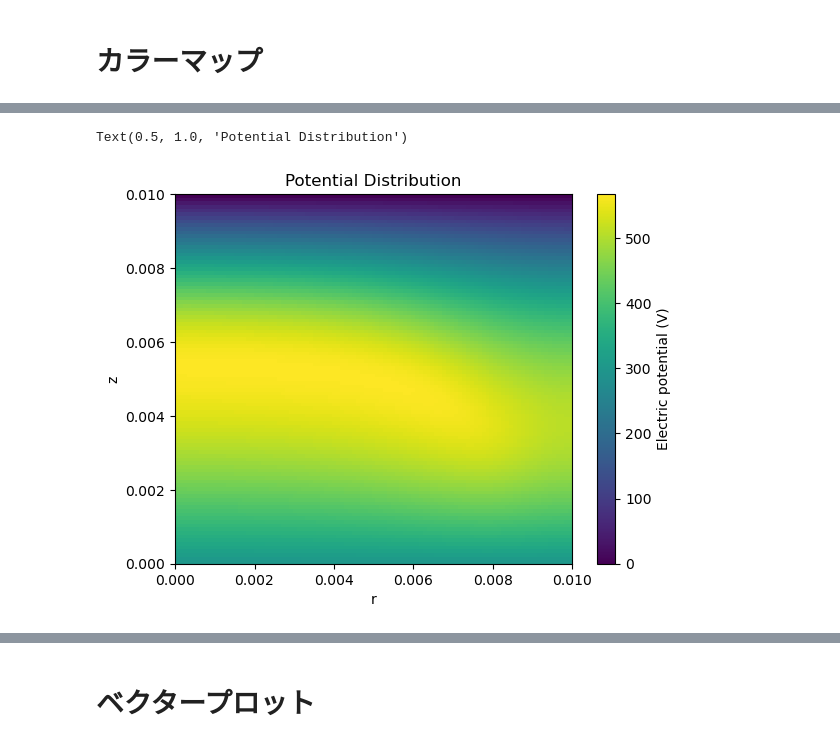
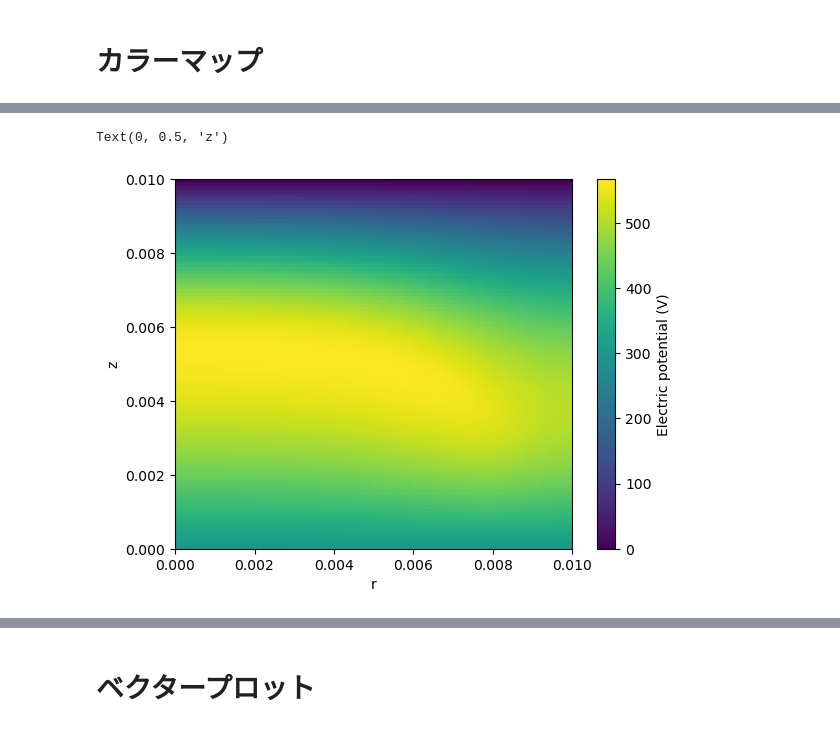
Before and after one commit to syoukera/F90_IonizedLayerModel, a Jupyter notebook: ipynb/20241213_plot_vector_data_2d.ipynb, the cells around one changed output, grey strips where cells are left out. Drawn from its saved outputs; the diff is of its cells as text; code cells hidden in the pictures.

```diff
--- a/ipynb/20241213_plot_vector_data_2d.ipynb
+++ b/ipynb/20241213_plot_vector_data_2d.ipynb
@@ -26,13 +68,13 @@ F_z = pd.read_csv('../output/electric_body_force_z.dat', sep='\s+', header=None)
 # %%
 # plt.plot(V)
 plt.imshow(np.flip(V, axis=0), extent=[grid_r.min(), grid_r.max(), grid_z.min(), grid_z.max()], origin='lower', aspect='auto')
 plt.colorbar(label='Electric potential (V)')
 plt.xlabel('r')
 plt.ylabel('z')
-plt.title('Potential Distribution')
+# plt.title('Potential Distribution')
 # %% [output]
-Text(0.5, 1.0, 'Potential Distribution')
+Text(0, 0.5, 'z')
-[figure, old version]
+[figure, new version]
 # %%
 # plt.plot(V)
 plt.imshow(np.flip(rho, axis=0), extent=[grid_r.min(), grid_r.max(), grid_z.min(), grid_z.max()], origin='lower', aspect='auto')
```
Also changed, not shown: parts of 10 cells of this notebook, 2 other files.
